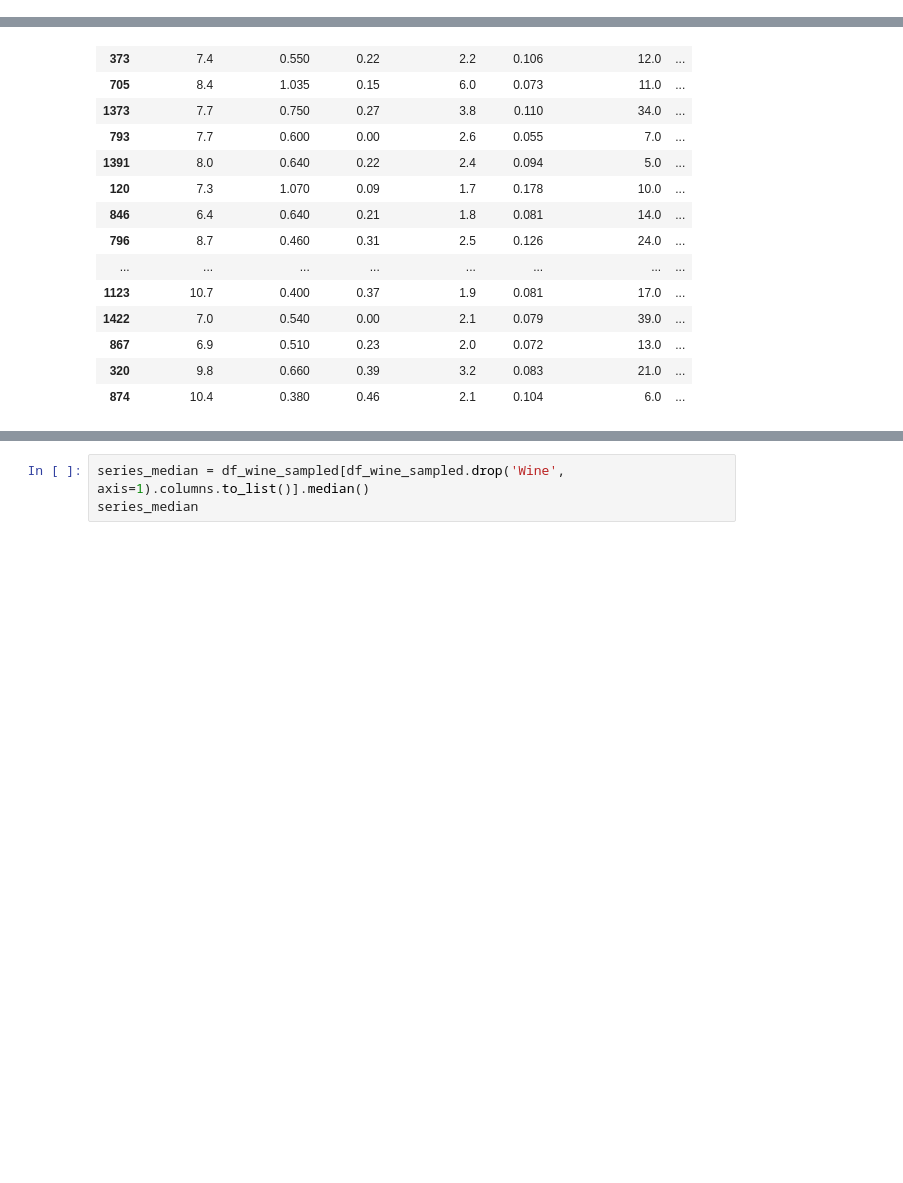
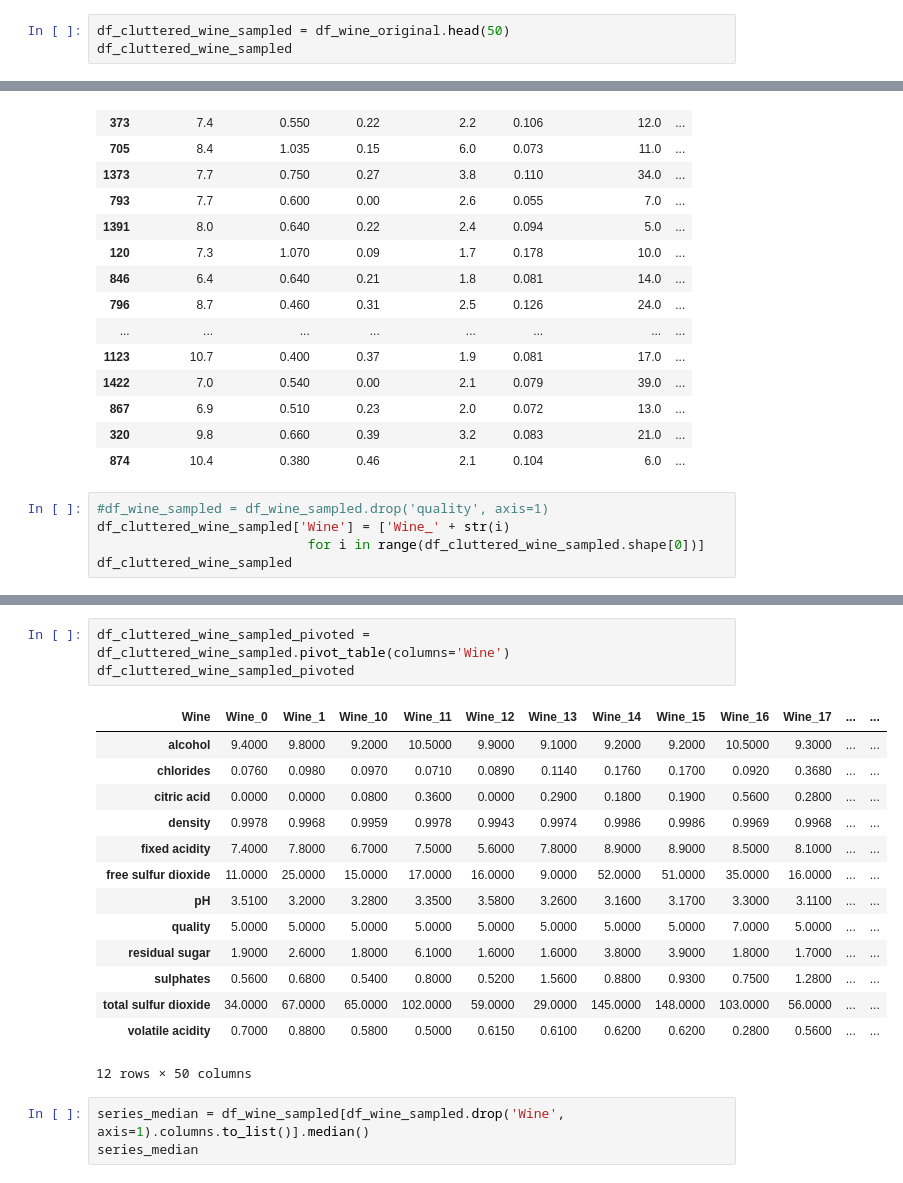
Before and after one commit to AAnzel/Polar-Diagrams-Dashboard, a Jupyter notebook: User_Study/src/User_Study_Data_Creation.ipynb, the cells around one changed output, grey strips where cells are left out. Cells and saved outputs as stored; diff of their text form; blank space fills up the shorter version.

Commit message:
Added: Implemented cluttered wine data set creation. Implemented cluttered wine page in the dashboard.

```diff
--- a/User_Study/src/User_Study_Data_Creation.ipynb
+++ b/User_Study/src/User_Study_Data_Creation.ipynb
@@ -72,3 +76,6 @@ df_wine_sampled
 | 867 | 6.9 | 0.510 | 0.23 | 2.0 | 0.072 | 13.0 | ... |
 | 320 | 9.8 | 0.660 | 0.39 | 3.2 | 0.083 | 21.0 | ... |
 | 874 | 10.4 | 0.380 | 0.46 | 2.1 | 0.104 | 6.0 | ... |
+# %%
+df_cluttered_wine_sampled = df_wine_original.head(50)
+df_cluttered_wine_sampled
@@ -95,3 +120,8 @@ df_wine_sampled
 | 867 | 6.9 | 0.510 | 0.23 | 2.0 | 0.072 | 13.0 | ... |
 | 320 | 9.8 | 0.660 | 0.39 | 3.2 | 0.083 | 21.0 | ... |
 | 874 | 10.4 | 0.380 | 0.46 | 2.1 | 0.104 | 6.0 | ... |
+# %%
+#df_wine_sampled = df_wine_sampled.drop('quality', axis=1)
+df_cluttered_wine_sampled['Wine'] = ['Wine_' + str(i)
+                           for i in range(df_cluttered_wine_sampled.shape[0])]
+df_cluttered_wine_sampled
@@ -111,6 +159,24 @@ df_wine_sampled_pivoted
 | sulphates | 0.5000 | 0.5300 | 0.7400 | 0.5400 | 0.53000 | 0.77000 | 0.62000 | 0.65000 | 0.8400 | 0.84000 | 0.7100 | ... |
 | total sulfur dioxide | 29.0000 | 85.0000 | 81.0000 | 27.0000 | 19.00000 | 24.00000 | 65.00000 | 29.00000 | 55.0000 | 22.00000 | 59.0000 | ... |
 | volatile acidity | 0.5900 | 0.3100 | 0.6900 | 0.6300 | 0.70000 | 0.61000 | 0.36000 | 0.40000 | 0.5400 | 0.51000 | 0.6600 | ... |
+# %%
+df_cluttered_wine_sampled_pivoted = df_cluttered_wine_sampled.pivot_table(columns='Wine')
+df_cluttered_wine_sampled_pivoted
+# %% [output]
+| Wine | Wine_0 | Wine_1 | Wine_10 | Wine_11 | Wine_12 | Wine_13 | Wine_14 | Wine_15 | Wine_16 | Wine_17 | ... | ... |
+| alcohol | 9.4000 | 9.8000 | 9.2000 | 10.5000 | 9.9000 | 9.1000 | 9.2000 | 9.2000 | 10.5000 | 9.3000 | ... | ... |
+| chlorides | 0.0760 | 0.0980 | 0.0970 | 0.0710 | 0.0890 | 0.1140 | 0.1760 | 0.1700 | 0.0920 | 0.3680 | ... | ... |
+| citric acid | 0.0000 | 0.0000 | 0.0800 | 0.3600 | 0.0000 | 0.2900 | 0.1800 | 0.1900 | 0.5600 | 0.2800 | ... | ... |
+| density | 0.9978 | 0.9968 | 0.9959 | 0.9978 | 0.9943 | 0.9974 | 0.9986 | 0.9986 | 0.9969 | 0.9968 | ... | ... |
+| fixed acidity | 7.4000 | 7.8000 | 6.7000 | 7.5000 | 5.6000 | 7.8000 | 8.9000 | 8.9000 | 8.5000 | 8.1000 | ... | ... |
+| free sulfur dioxide | 11.0000 | 25.0000 | 15.0000 | 17.0000 | 16.0000 | 9.0000 | 52.0000 | 51.0000 | 35.0000 | 16.0000 | ... | ... |
+| pH | 3.5100 | 3.2000 | 3.2800 | 3.3500 | 3.5800 | 3.2600 | 3.1600 | 3.1700 | 3.3000 | 3.1100 | ... | ... |
+| quality | 5.0000 | 5.0000 | 5.0000 | 5.0000 | 5.0000 | 5.0000 | 5.0000 | 5.0000 | 7.0000 | 5.0000 | ... | ... |
+| residual sugar | 1.9000 | 2.6000 | 1.8000 | 6.1000 | 1.6000 | 1.6000 | 3.8000 | 3.9000 | 1.8000 | 1.7000 | ... | ... |
+| sulphates | 0.5600 | 0.6800 | 0.5400 | 0.8000 | 0.5200 | 1.5600 | 0.8800 | 0.9300 | 0.7500 | 1.2800 | ... | ... |
+| total sulfur dioxide | 34.0000 | 67.0000 | 65.0000 | 102.0000 | 59.0000 | 29.0000 | 145.0000 | 148.0000 | 103.0000 | 56.0000 | ... | ... |
+| volatile acidity | 0.7000 | 0.8800 | 0.5800 | 0.5000 | 0.6150 | 0.6100 | 0.6200 | 0.6200 | 0.2800 | 0.5600 | ... | ... |
+12 rows × 50 columns
 # %%
 series_median = df_wine_sampled[df_wine_sampled.drop('Wine', axis=1).columns.to_list()].median()
 series_median
```
Also changed, not shown: parts of 6 cells of this notebook, 4 other files.
